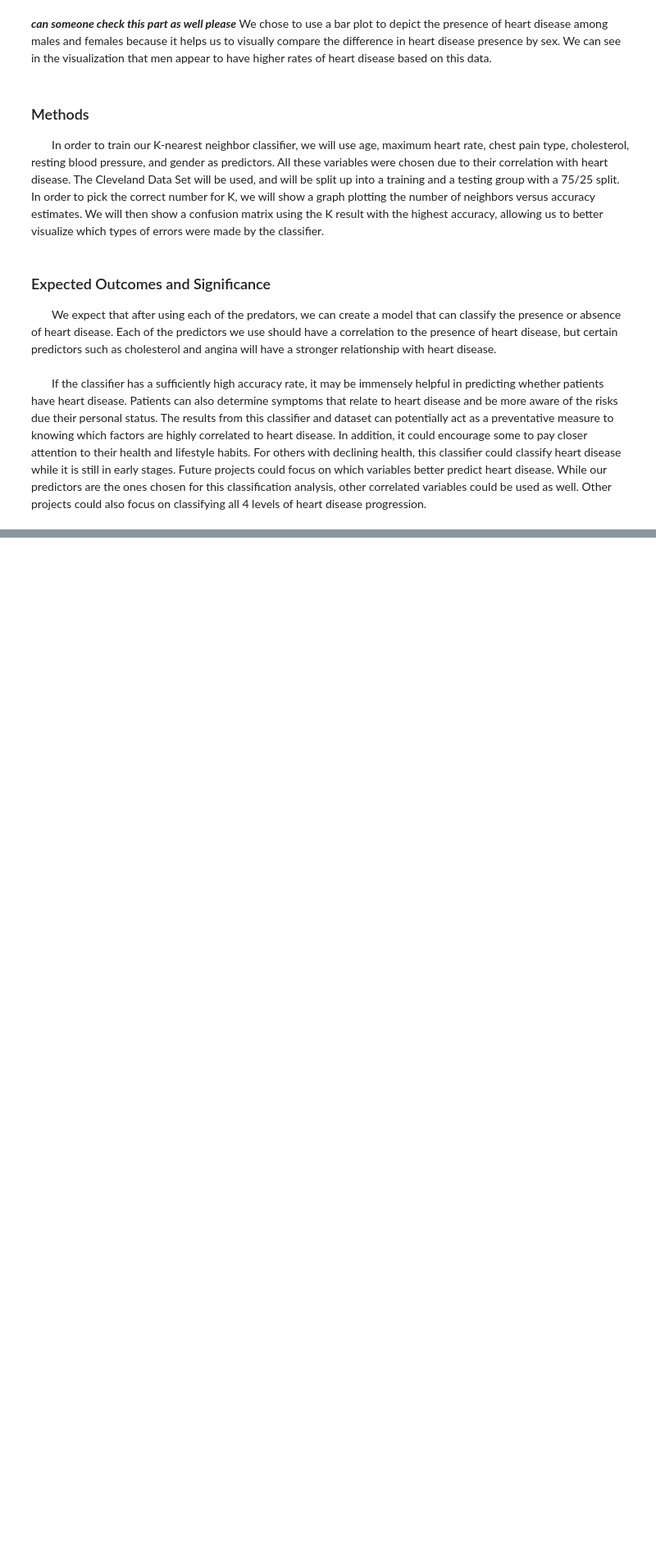
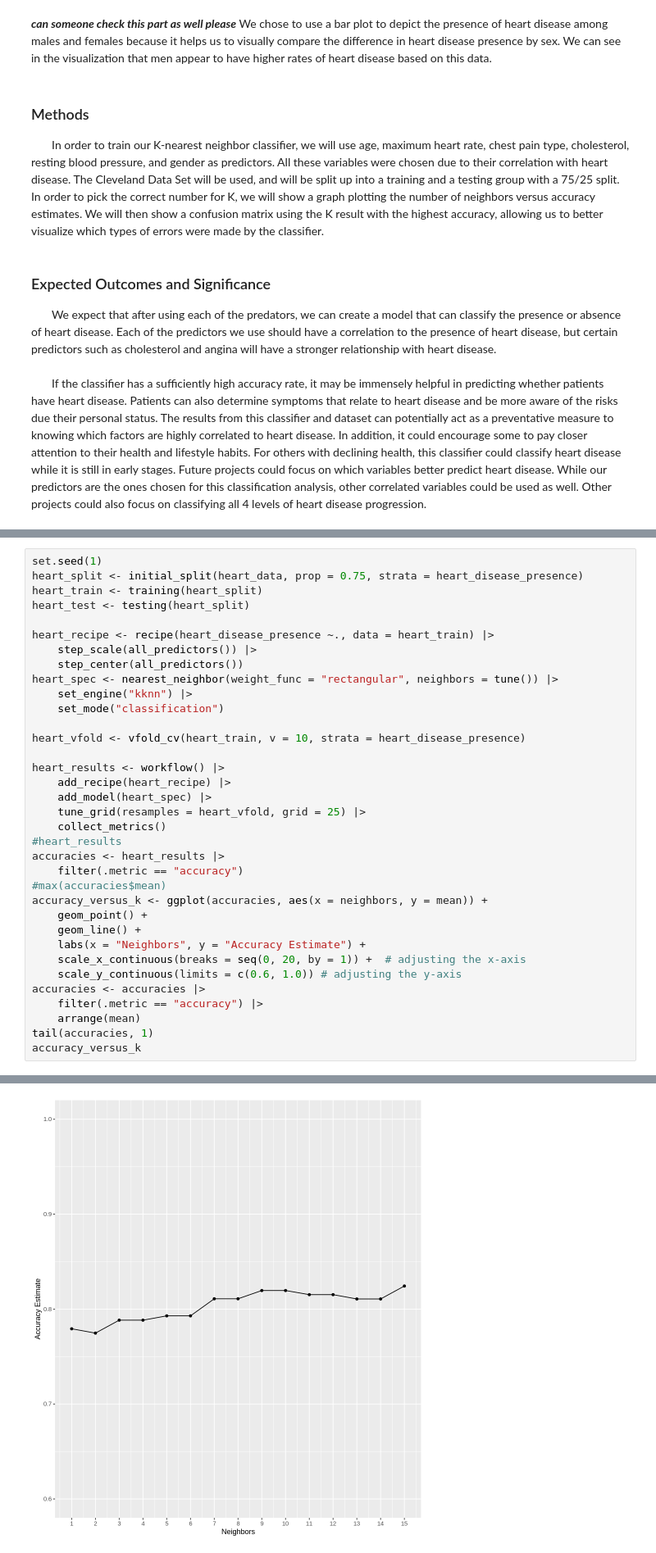
Before and after one commit to samtang22/dsci-100-2022W1-group-21, a Jupyter notebook: heart.data.ipynb, the cells around one changed output, grey strips where cells are left out. Shown at 82% size. Saved outputs shown, nothing was run; the diff lists cells and outputs as text; blank space fills up the shorter version.

```diff
--- a/heart.data.ipynb
+++ b/heart.data.ipynb
@@ -163,0 +225,36 @@ If the classifier has a sufficiently high accuracy rate, it may be immensely hel
+# %%
+set.seed(1)
+heart_split <- initial_split(heart_data, prop = 0.75, strata = heart_disease_presence)
+heart_train <- training(heart_split)
+heart_test <- testing(heart_split)
+
+heart_recipe <- recipe(heart_disease_presence ~., data = heart_train) |>
+    step_scale(all_predictors()) |>
+    step_center(all_predictors())
+heart_spec <- nearest_neighbor(weight_func = "rectangular", neighbors = tune()) |>
+    set_engine("kknn") |>
+    set_mode("classification")
+
+heart_vfold <- vfold_cv(heart_train, v = 10, strata = heart_disease_presence)
+
+heart_results <- workflow() |>
+    add_recipe(heart_recipe) |>
+    add_model(heart_spec) |>
+    tune_grid(resamples = heart_vfold, grid = 25) |>
+    collect_metrics()
+#heart_results
+accuracies <- heart_results |>
+    filter(.metric == "accuracy")
+#max(accuracies$mean)
+accuracy_versus_k <- ggplot(accuracies, aes(x = neighbors, y = mean)) +
+    geom_point() +
+    geom_line() +
+    labs(x = "Neighbors", y = "Accuracy Estimate") +
+    scale_x_continuous(breaks = seq(0, 20, by = 1)) +  # adjusting the x-axis
+    scale_y_continuous(limits = c(0.6, 1.0)) # adjusting the y-axis
+accuracies <- accuracies |>
+    filter(.metric == "accuracy") |>
+    arrange(mean)
+tail(accuracies, 1)
+accuracy_versus_k
+# %% [output]
@@ -163,0 +265 @@ If the classifier has a sufficiently high accuracy rate, it may be immensely hel
+[figure, added]
```
Also changed, not shown: parts of 9 cells of this notebook.
